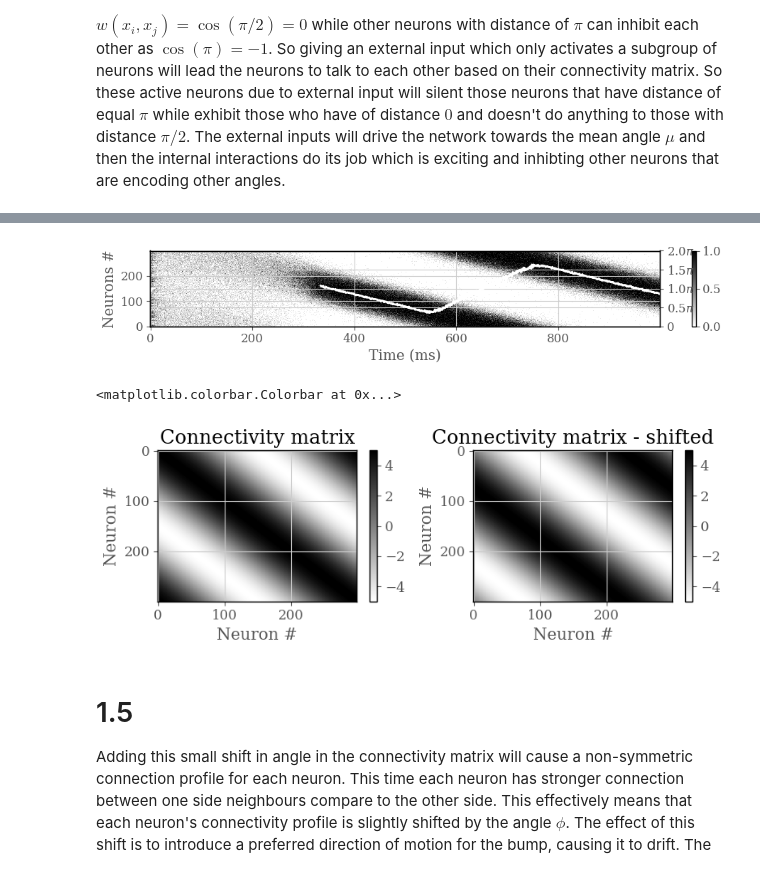
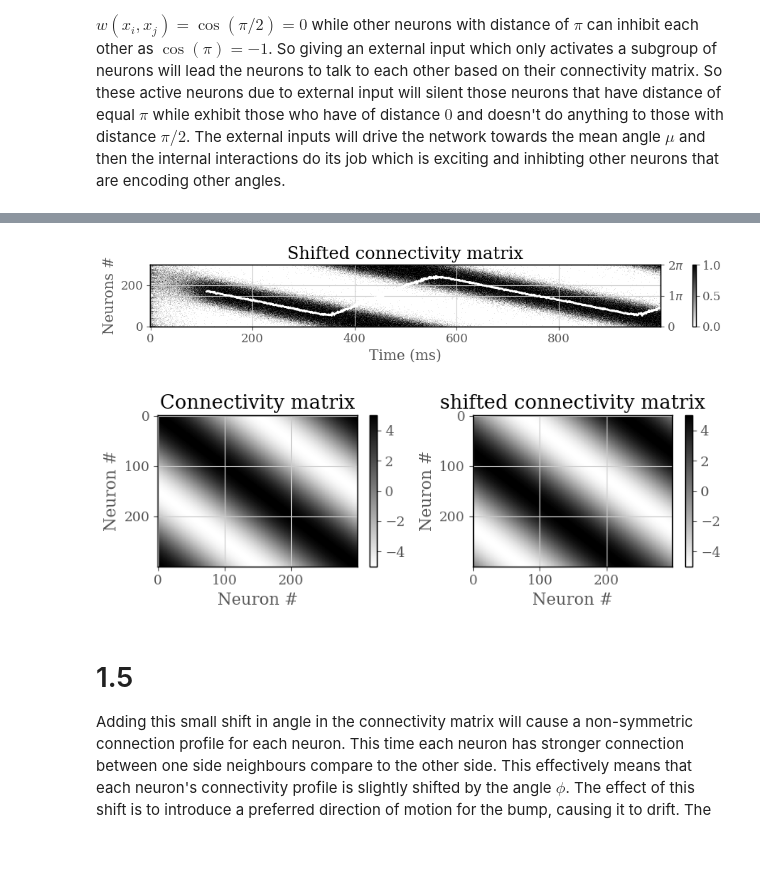
Before and after one commit to nosratullah/path_integration, a Jupyter notebook: attractors.ipynb, the cells around one changed output, grey strips where cells are left out. Cells and saved outputs as stored; diff of their text form; code cells hidden in the pictures.

```diff
--- a/attractors.ipynb
+++ b/attractors.ipynb
@@ -369,7 +411,7 @@ The $\tau$ and $dt$ are making the dynamic faster and quicker to evolve. If ther
 # %% [markdown]
 # 1.4
 # %%
-T = 3000 # ms
+T = 1000 # ms
 dt = .1 # ms
 N = 300
 X = np.linspace(0, 2 * np.pi, N)
@@ -390,9 +432,9 @@ m_sin = 0
 # spikes = np.random.binomial(1, np.ones(N) * dt, (N, int(T/dt)))
 # h = np.random.normal(0, 1, (N, int(T/dt)))
 for t in range(1, int(T/dt)):
-    if t >= int(300/dt) and t < int(1000/dt):
+    if t >= int(300/dt) and t < int(400/dt):
         external_input_at_t = external_input(X, 2 * np.pi / 3, np.pi/8)
-    elif t >= int(1500/dt) and t < int(2500/dt):
+    elif t >= int(600/dt) and t < int(700/dt):
         external_input_at_t = external_input(X, 4 * np.pi / 3, np.pi/8)
     else:
         external_input_at_t = np.zeros(N)
@@ -404,17 +446,17 @@ for t in range(1, int(T/dt)):
     m_sin = np.mean(np.sin(X) * spikes[:, t])
 
 # figure = plt.figure(figsize=(10, 5))
-plt.subplot(311)
-plt.plot(I.T, color = 'black', alpha = .1)
-plt.ylabel('Input current')
-plt.subplot(312)
-plt.plot(rate.T, color = 'red', alpha = .1)
-plt.ylabel('Rate')
-plt.subplot(313)
-# plotting the spike raster
-for n in range(N):
-    spikes_n = np.where(spikes[n, :])[0]
-    plt.vlines(spikes_n, n-.5e1, n+.5e1, color='black')
-plt.xlabel('Time (ms)')
-plt.ylabel('Neurons #')
-plt.title('Spike raster')
+# plt.subplot(311)
+# plt.plot(I.T, color = 'black', alpha = .1)
+# plt.ylabel('Input current')
+# plt.subplot(312)
+# plt.plot(rate.T, color = 'red', alpha = .1)
+# plt.ylabel('Rate')
+# plt.subplot(313)
+# # plotting the spike raster
+# for n in range(N):
+#     spikes_n = np.where(spikes[n, :])[0]
+#     plt.vlines(spikes_n, n-.5e1, n+.5e1, color='black')
+# plt.xlabel('Time (ms)')
+# plt.ylabel('Neurons #')
+# plt.title('Spike raster')
@@ -530,32 +565,34 @@ plt.tight_layout()
 # %%
 fig, ax = plt.subplots(1, 1, figsize=(10, 2))
 mean_rate = calculate_mean_rate(N, T, dt, spikes)
 mean_over_time = np.mean(mean_rate, axis=1)
 im = ax.imshow(mean_rate, aspect='auto', origin='lower')
 ax.set_ylabel('Neurons #')
 ax.set_xlabel('Time (ms)')
 plt.colorbar(im)
 max_neuron_rate = []
 for t in range(1, T):
     # max_neuron_rate.append(np.argmax(mean_rate[:, t]))
     if np.sum(mean_rate[:, t], axis=0) < 2*N/3 and np.sum(mean_rate[:, t], axis=0) > N/3:
         # max_neuron_rate.append(np.argmax(mean_rate[:, t]))
         top_neurons = np.argpartition(mean_rate[:, t], -100)[-100:]
         max_neuron_rate.append(np.mean(top_neurons))
     else:
         max_neuron_rate.append(np.nan)
 # mean_over_neurons = np.mean(mean_rate, axis=0)
 # plt.plot(max_neuron_rate, color='white')
 ax1 = ax.twinx()
 max_neuron_rate = np.array(max_neuron_rate)
 max_angle = map_to_degree(max_neuron_rate, N)
 ax1.plot(max_angle, color='white')
 # ax1.set_ylim(0, 360)
 ax1.set_ylim(0, 2 * np.pi)
-ax1.set_yticks([0, np.pi/2, np.pi, 3*np.pi/2, 2*np.pi])
-ax1.yaxis.set_major_formatter(ticker.FuncFormatter(lambda y, _: '{:.1f}$\pi$'.format(y/np.pi) if y !=0 else '0'))
+ax1.set_yticks([0, np.pi, 2*np.pi])
+ax1.yaxis.set_major_formatter(ticker.FuncFormatter(lambda y, _: '{:d}$\pi$'.format(int(round(y/np.pi))) if y !=0 else '0'))
+ax1.set_title('Shifted connectivity matrix')
+plt.savefig('figures/1.5.1.pdf')
 # %% [output]
-[figure, old version]
+[figure, new version]
 # %%
 # Paramètres du réseau
 # Fonction de connectivité
@@ -588,11 +625,11 @@ for i in range(N):
 plt.imshow(connectivity_matrix)
 plt.ylabel('Neuron #')
 plt.xlabel('Neuron #')
-plt.title('Connectivity matrix - shifted')
+plt.title('shifted connectivity matrix')
 plt.colorbar()
+plt.savefig('figures/1.5.pdf')
 # %% [output]
-<matplotlib.colorbar.Colorbar at 0x...>
-[figure, old version]
+[figure, new version]
 # %% [markdown]
 # 1.5
 Adding this small shift in angle in the connectivity matrix will cause a non-symmetric connection profile for each neuron. This time each neuron has stronger connection between one side neighbours compare to the other side.
```
Also changed, not shown: parts of 22 cells of this notebook, 12 other files.
